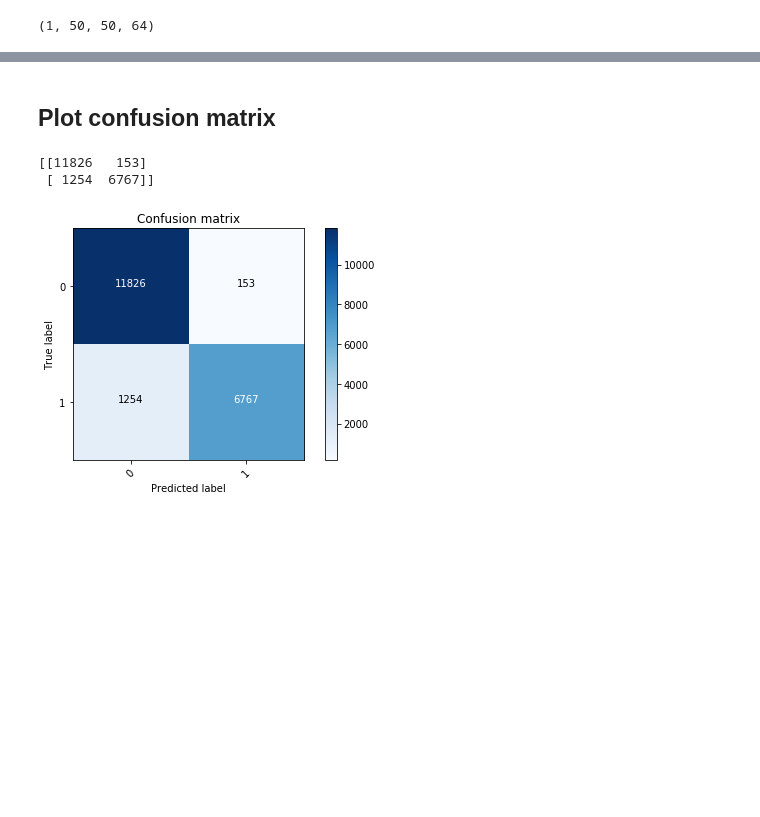
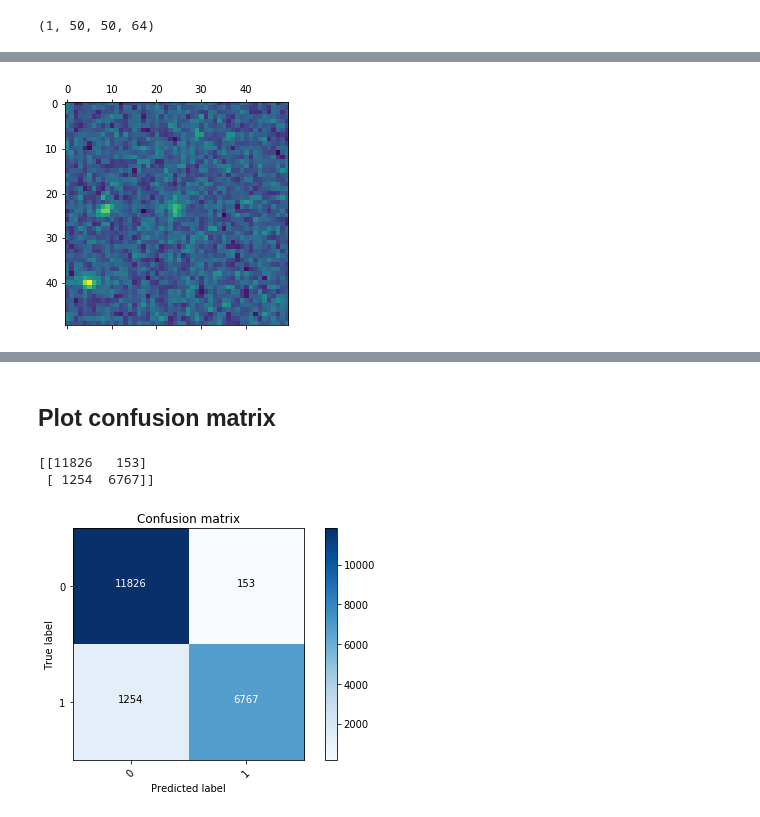
Before and after one commit to agoila/strong-lenses, a Jupyter notebook: Visualization.ipynb, the cells around one changed output, grey strips where cells are left out. Cells and saved outputs as stored; diff of their text form; code cells hidden in the pictures; blank space fills up the shorter version.

```diff
--- a/Visualization.ipynb
+++ b/Visualization.ipynb
@@ -202,0 +209,4 @@ for layer_name, layer_activation in zip(layer_names, activations):
+# %%
+img_tensor = get_im_tensor(data[1])
+# %%
+first_layer_activation = actn_model(img_tensor, model)[0]
@@ -202,0 +217,4 @@ for layer_name, layer_activation in zip(layer_names, activations):
+# %%
+plot_activations(first_layer_activation, 15)
+# %% [output]
+[figure, added]
```
Also changed, not shown: parts of 49 cells of this notebook.
